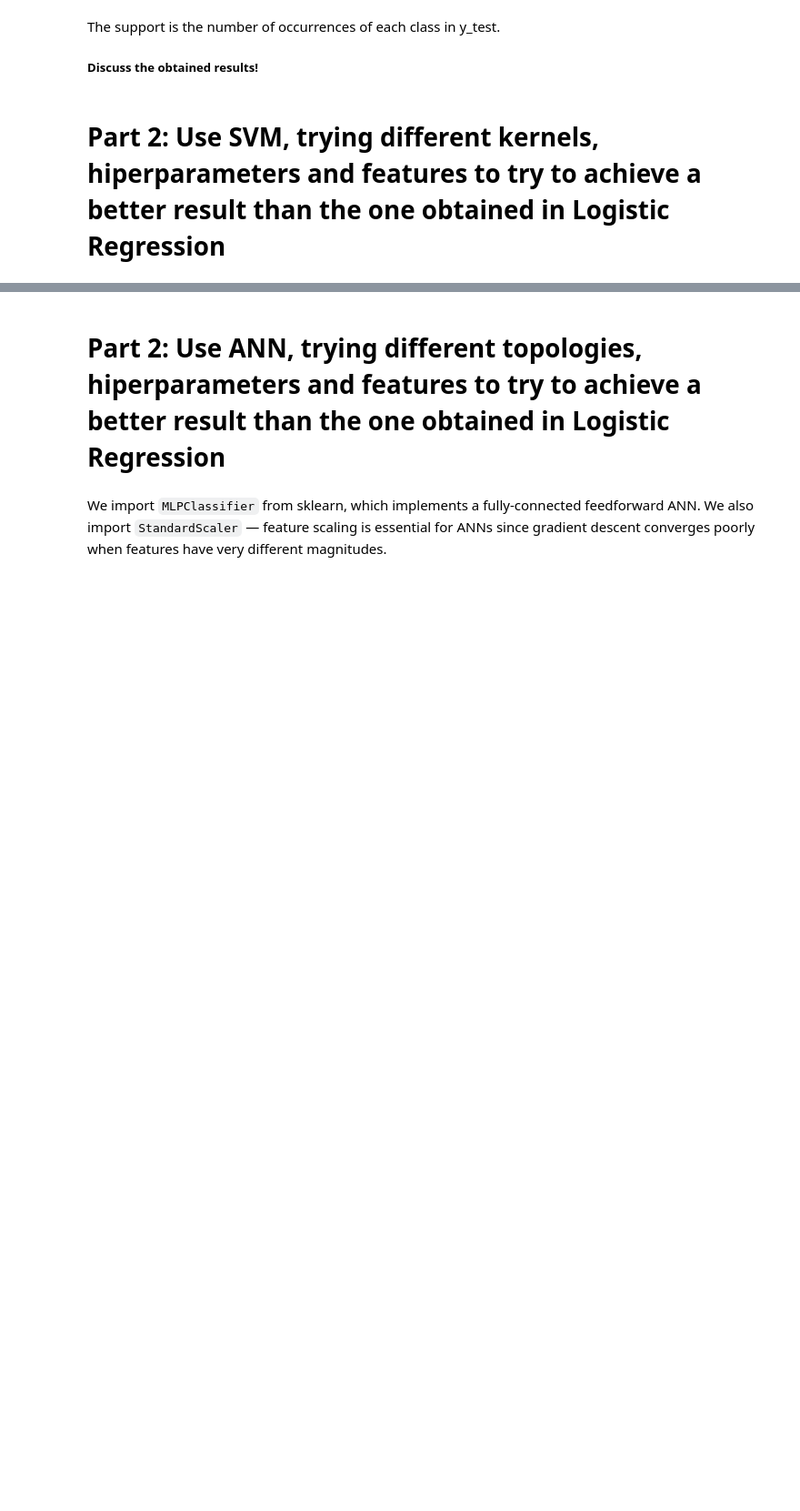
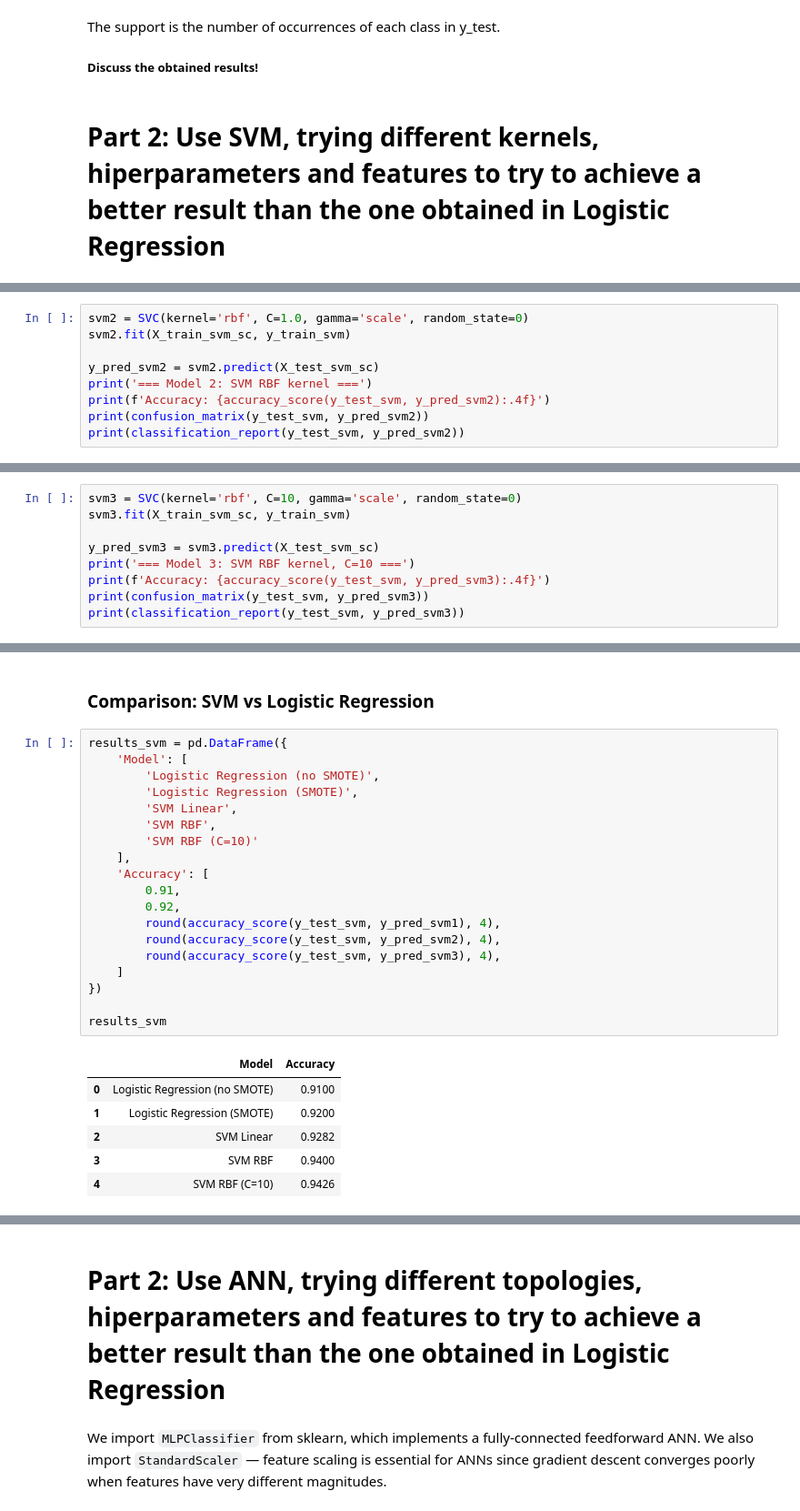
Before and after one commit to jpvalenzuelamolt/CDA, a Jupyter notebook: Session_2_Logistic_Regression_EXERCISE.ipynb, the cells around one changed output, grey strips where cells are left out. Shown at 91% size. Drawn from its saved outputs; the diff is of its cells as text; blank space fills up the shorter version.

```diff
--- a/Session_2_Logistic_Regression_EXERCISE.ipynb
+++ b/Session_2_Logistic_Regression_EXERCISE.ipynb
@@ -487,0 +538,9 @@ The support is the number of occurrences of each class in y_test.
+# %%
+svm2 = SVC(kernel='rbf', C=1.0, gamma='scale', random_state=0)
+svm2.fit(X_train_svm_sc, y_train_svm)
+
+y_pred_svm2 = svm2.predict(X_test_svm_sc)
+print('=== Model 2: SVM RBF kernel ===')
+print(f'Accuracy: {accuracy_score(y_test_svm, y_pred_svm2):.4f}')
+print(confusion_matrix(y_test_svm, y_pred_svm2))
+print(classification_report(y_test_svm, y_pred_svm2))
@@ -487,0 +563,9 @@ The support is the number of occurrences of each class in y_test.
+# %%
+svm3 = SVC(kernel='rbf', C=10, gamma='scale', random_state=0)
+svm3.fit(X_train_svm_sc, y_train_svm)
+
+y_pred_svm3 = svm3.predict(X_test_svm_sc)
+print('=== Model 3: SVM RBF kernel, C=10 ===')
+print(f'Accuracy: {accuracy_score(y_test_svm, y_pred_svm3):.4f}')
+print(confusion_matrix(y_test_svm, y_pred_svm3))
+print(classification_report(y_test_svm, y_pred_svm3))
@@ -487,0 +585,28 @@ The support is the number of occurrences of each class in y_test.
+# %% [markdown]
+### Comparison: SVM vs Logistic Regression
+# %%
+results_svm = pd.DataFrame({
+    'Model': [
+        'Logistic Regression (no SMOTE)',
+        'Logistic Regression (SMOTE)',
+        'SVM Linear',
+        'SVM RBF',
+        'SVM RBF (C=10)'
+    ],
+    'Accuracy': [
+        0.91,
+        0.92,
+        round(accuracy_score(y_test_svm, y_pred_svm1), 4),
+        round(accuracy_score(y_test_svm, y_pred_svm2), 4),
+        round(accuracy_score(y_test_svm, y_pred_svm3), 4),
+    ]
+})
+
+results_svm
+# %% [output]
+|  | Model | Accuracy |
+| 0 | Logistic Regression (no SMOTE) | 0.9100 |
+| 1 | Logistic Regression (SMOTE) | 0.9200 |
+| 2 | SVM Linear | 0.9282 |
+| 3 | SVM RBF | 0.9400 |
+| 4 | SVM RBF (C=10) | 0.9426 |
```
Also changed, not shown: parts of 16 cells of this notebook.
